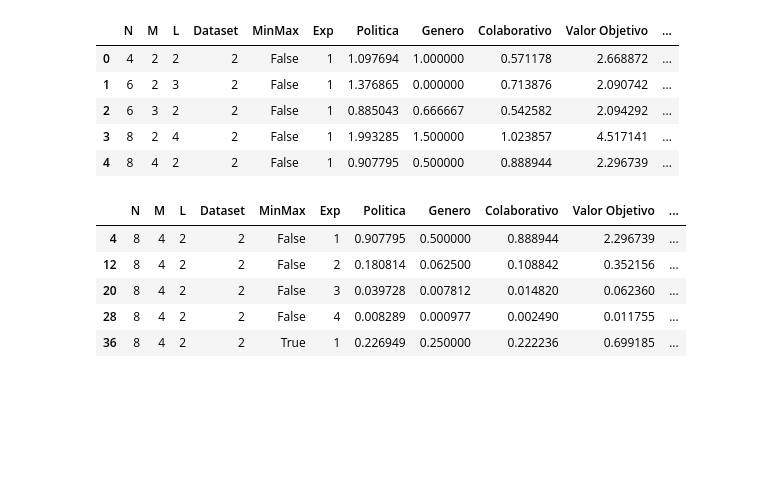
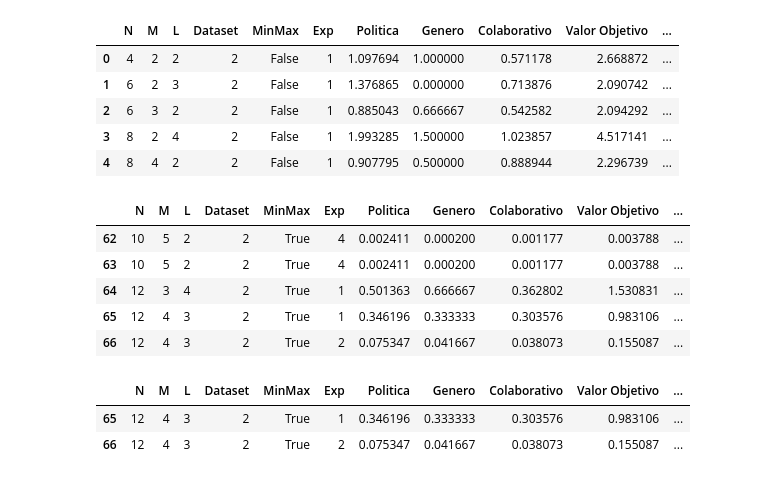
Before and after one commit to valehp/Grupos-politicos, a Jupyter notebook: pruebas.ipynb, the cells around one changed output. Saved outputs shown, nothing was run; the diff lists cells and outputs as text; code cells hidden in the pictures; blank space fills up the shorter version.

Commit message:
graficos resultados

```diff
--- a/pruebas.ipynb
+++ b/pruebas.ipynb
@@ -400,16 +418,22 @@ datos = [
     [8, 4, 2],
     [10, 2, 5],
 ]
+# %%
+resultados.tail()
+# %% [output]
+|  | N | M | L | Dataset | MinMax | Exp | Politica | Genero | Colaborativo | Valor Objetivo | ... |
+| 62 | 10 | 5 | 2 | 2 | True | 4 | 0.002411 | 0.000200 | 0.001177 | 0.003788 | ... |
+| 63 | 10 | 5 | 2 | 2 | True | 4 | 0.002411 | 0.000200 | 0.001177 | 0.003788 | ... |
+| 64 | 12 | 3 | 4 | 2 | True | 1 | 0.501363 | 0.666667 | 0.362802 | 1.530831 | ... |
+| 65 | 12 | 4 | 3 | 2 | True | 1 | 0.346196 | 0.333333 | 0.303576 | 0.983106 | ... |
+| 66 | 12 | 4 | 3 | 2 | True | 2 | 0.075347 | 0.041667 | 0.038073 | 0.155087 | ... |
 # %%
-r = resultados[ (resultados.N == 8) & (resultados.M == 2) ]
+r = resultados[ (resultados.N == 12) & (resultados.M == 4) ]
 r.head()
 # %% [output]
 |  | N | M | L | Dataset | MinMax | Exp | Politica | Genero | Colaborativo | Valor Objetivo | ... |
-| 4 | 8 | 4 | 2 | 2 | False | 1 | 0.907795 | 0.500000 | 0.888944 | 2.296739 | ... |
-| 12 | 8 | 4 | 2 | 2 | False | 2 | 0.180814 | 0.062500 | 0.108842 | 0.352156 | ... |
-| 20 | 8 | 4 | 2 | 2 | False | 3 | 0.039728 | 0.007812 | 0.014820 | 0.062360 | ... |
-| 28 | 8 | 4 | 2 | 2 | False | 4 | 0.008289 | 0.000977 | 0.002490 | 0.011755 | ... |
-| 36 | 8 | 4 | 2 | 2 | True | 1 | 0.226949 | 0.250000 | 0.222236 | 0.699185 | ... |
+| 65 | 12 | 4 | 3 | 2 | True | 1 | 0.346196 | 0.333333 | 0.303576 | 0.983106 | ... |
+| 66 | 12 | 4 | 3 | 2 | True | 2 | 0.075347 | 0.041667 | 0.038073 | 0.155087 | ... |
 # %%
 size_grafico = (15, 15)
 EJES  = ['economia-p', 'diplomacia-p', 'estado-p', 'sociedad-p', 'genero', 'economia-i', 'diplomacia-i', 'estado-i', 'sociedad-i']
```
Also changed, not shown: parts of 8 cells of this notebook, 5 other files.
